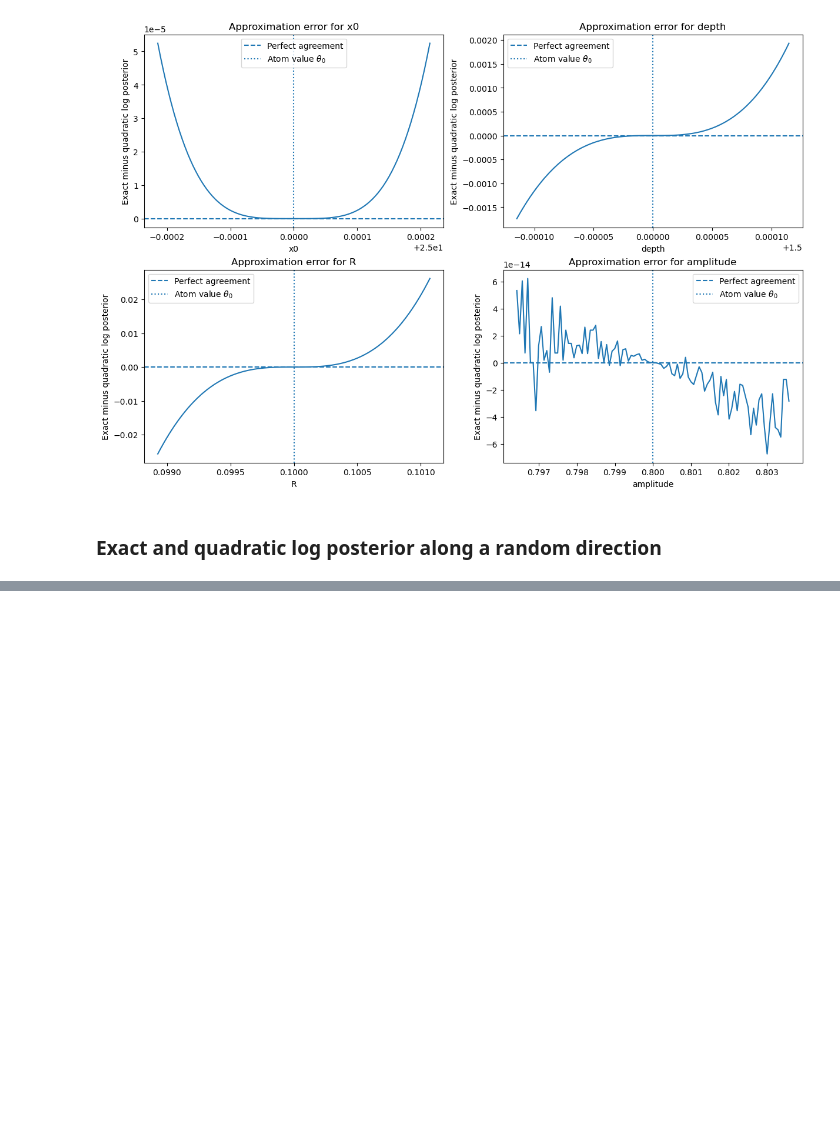
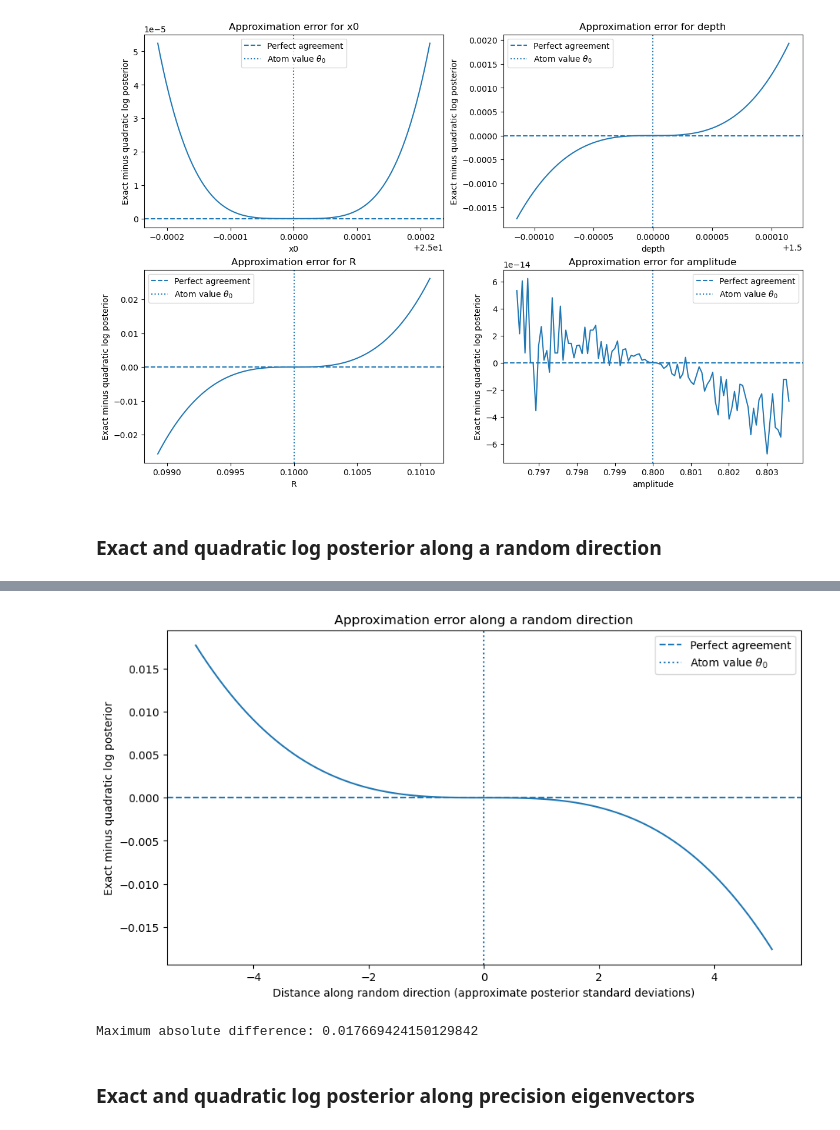
Before and after one commit to stellasrzich/Basin-MCMC, a Jupyter notebook: quadratic_approximation.ipynb, the cells around one changed output, grey strips where cells are left out. Cells and saved outputs as stored; diff of their text form; code cells hidden in the pictures; blank space fills up the shorter version.

```diff
--- a/quadratic_approximation.ipynb
+++ b/quadratic_approximation.ipynb
@@ -756,0 +760,61 @@ Random direction:
+# %%
+# Exact log posterior relative to its maximum.
+relative_true_log_values = (
+    exact_log_values - np.max(exact_log_values)
+)
+
+# Quadratic log posterior relative to its maximum.
+relative_quadratic_log_values = (
+    quadratic_log_values - np.max(quadratic_log_values)
+)
+
+difference = (
+    relative_true_log_values
+    - relative_quadratic_log_values
+)
+
+figure, axis = plt.subplots(
+    figsize=(9, 5),
+    constrained_layout=True,
+)
+
+axis.plot(
+    t_values,
+    difference,
+)
+
+axis.axhline(
+    0.0,
+    linestyle="--",
+    label="Perfect agreement",
+)
+
+axis.axvline(
+    0.0,
+    linestyle=":",
+    label=r"Atom value $\theta_0$",
+)
+
+axis.set_xlabel(
+    "Distance along random direction "
+    "(approximate posterior standard deviations)"
+)
+axis.set_ylabel(
+    "Exact minus quadratic log posterior"
+)
+axis.set_title(
+    "Approximation error along a random direction"
+)
+axis.legend()
+
+plt.show()
+
+print(
+    "Maximum absolute difference:",
+    np.max(np.abs(difference)),
+)
+# %% [output]
+[figure, added]
+Maximum absolute difference: 0.017669424150129842
+# %% [markdown]
+### Exact and quadratic log posterior along precision eigenvectors
```
Also changed, not shown: parts of 2 cells of this notebook.
